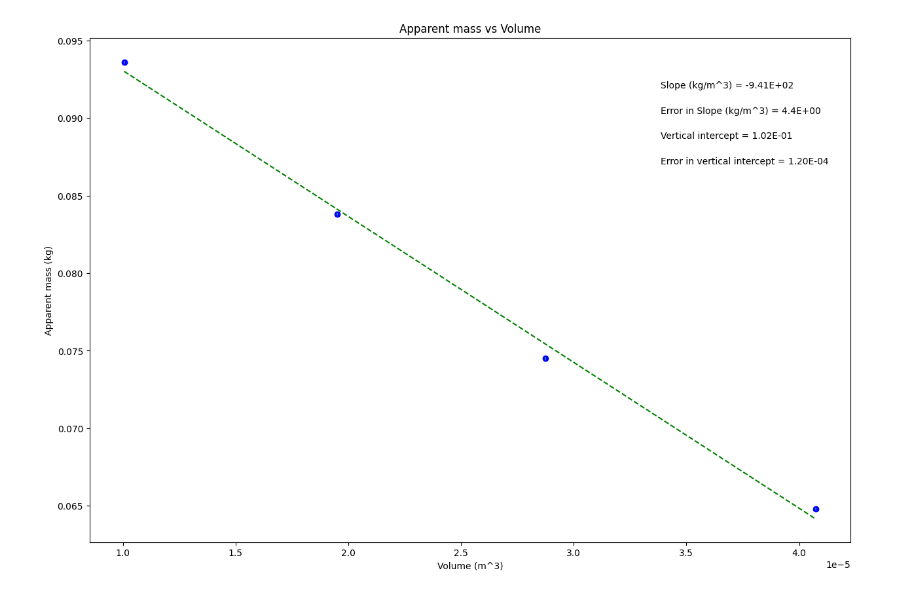
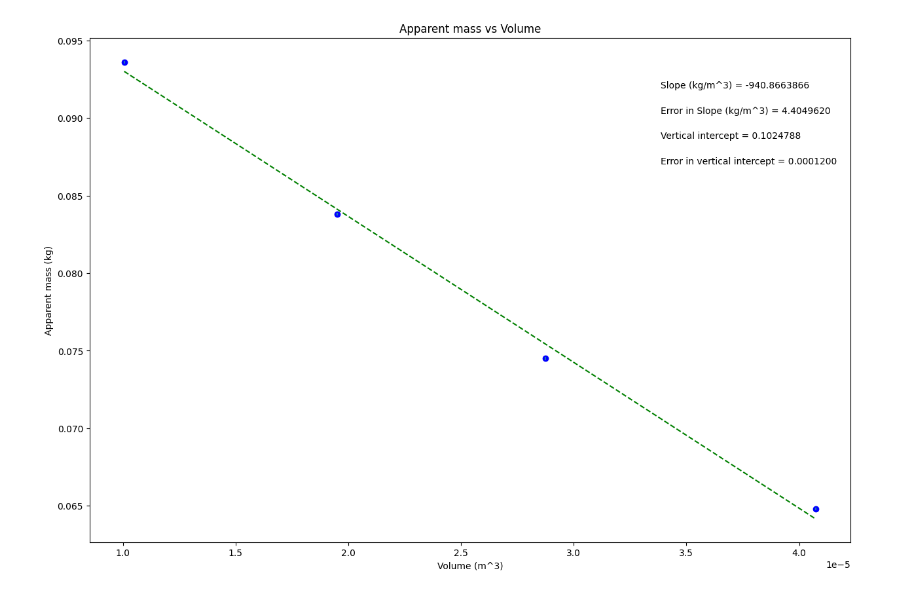
Before and after one commit to henryballingerr-create/henry, a Jupyter notebook: buoyancy.ipynb, the cells around one changed output. Cells and saved outputs as stored; diff of their text form; code cells hidden in the pictures.

```diff
--- a/buoyancy.ipynb
+++ b/buoyancy.ipynb
@@ -93,35 +93,35 @@ if annotation_placement==1 or annotation_placement==2:
 elif annotation_placement==3 or annotation_placement==4:
     ypos=[.2,.15,.1,.05]
 
 #-----------------------------------------------------------------------#
 #Don't need to change anything in this section!
 
 #Plot data on graph. Plot error bars and place values for slope,
 #error in slope, and vertical intercept (plus error) on the plot using "annotate"
 
 plt.figure(figsize=(15,10))
 
 plt.plot(x, fit, color='green', linestyle='--')
 plt.scatter(x, y, color='blue', marker='o')
 
 plt.xlabel(x_label)
 plt.ylabel(y_label)
 plt.title(plot_title)
 
 plt.errorbar(x, y, yerr=dy, xerr=None, fmt="none") #don't need to plot x error bars
 
-plt.annotate('Slope ({}) = {value:.{digits}E}'.format(slope_units,value=m, digits=2),
+plt.annotate('Slope ({}) = {value:.{digits}f}'.format(slope_units,value=m, digits=7),
              (xpos, ypos[0]), xycoords='axes fraction')
 
-plt.annotate('Error in Slope ({}) = {value:.{digits}E}'.format(slope_units,value=dm, digits=1),
+plt.annotate('Error in Slope ({}) = {value:.{digits}f}'.format(slope_units,value=dm, digits=7),
              (xpos, ypos[1]), xycoords='axes fraction')
 
-plt.annotate('Vertical intercept = {value:.{digits}E}'.format(value=b, digits=2),
+plt.annotate('Vertical intercept = {value:.{digits}f}'.format(value=b, digits=7),
              (xpos, ypos[2]), xycoords='axes fraction')
 
-plt.annotate('Error in vertical intercept = {value:.{digits}E}'.format(value=db, digits=2),
+plt.annotate('Error in vertical intercept = {value:.{digits}f}'.format(value=db, digits=7),
              (xpos, ypos[3]), xycoords='axes fraction')
 
 plt.show()
 # %% [output]
-[figure, old version]
+[figure, new version]
```
